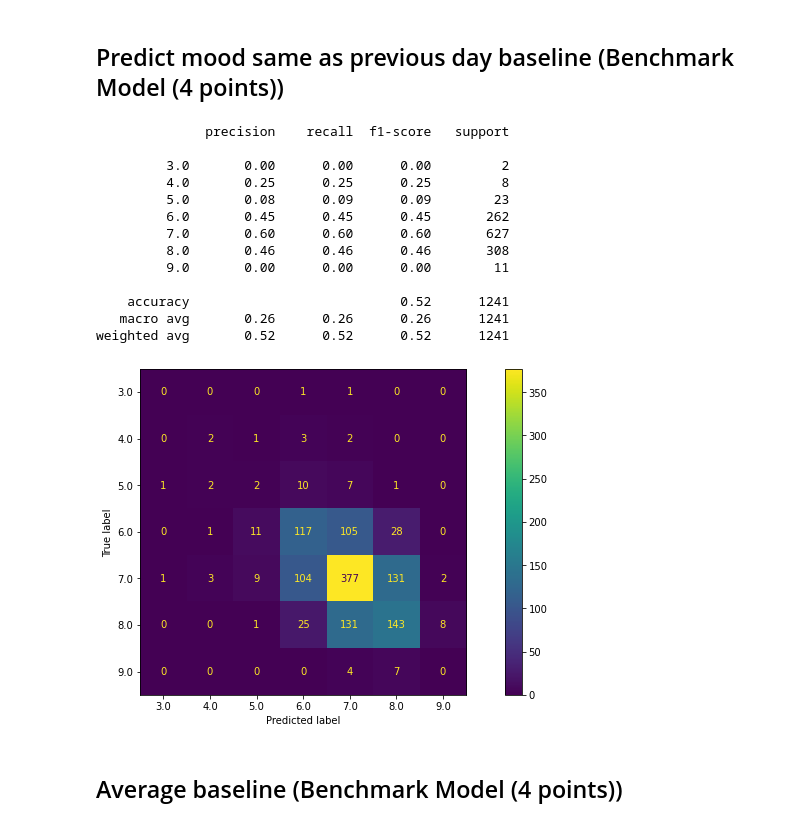
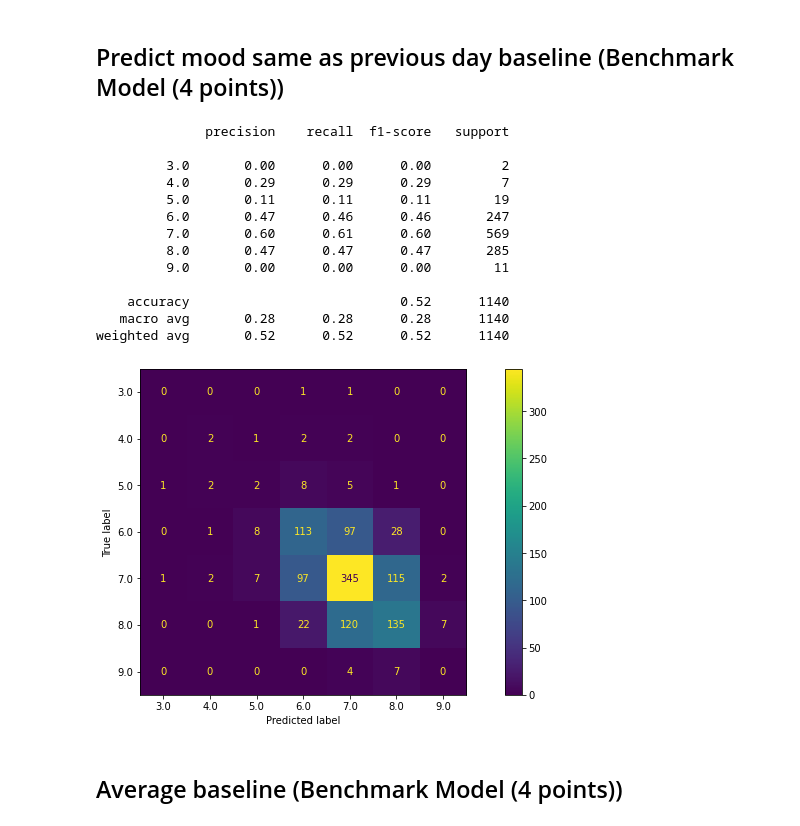
Before and after one commit to OlegBEZb/Data_Mining_assignment_1, a Jupyter notebook: Assignment_1.ipynb, the cells around one changed output. Cells and saved outputs as stored; diff of their text form; code cells hidden in the pictures.

```diff
--- a/Assignment_1.ipynb
+++ b/Assignment_1.ipynb
@@ -363,7 +360,7 @@ mood_change_prev_day.rename(columns={'mood': 'mood_change_prev'}, inplace=True)
 pivoted_df['time'] = pivoted_df['time'].dt.floor('D')
 df2 = pivoted_df.groupby(['id', 'time']).mean()[['mood', 'circumplex.arousal', 'circumplex.valence']] #calculate mean for mood and circumplex
 df3 = pivoted_df.loc[:, ~pivoted_df.columns.isin(['mood', 'circumplex.arousal', 'circumplex.valence'])].groupby(['id', 'time']).sum() #calculate sum for everything else
-pivoted_df = pd.concat([df2,df3, mood_change_prev_day], axis=1).reset_index()
+pivoted_df = pd.concat([df2,df3, mood_change], axis=1).reset_index()
 # %%
 # drop days without mood value
 pivoted_df.drop(pivoted_df[pivoted_df['mood'].isna()].index, inplace=True)
@@ -376,6 +373,12 @@ pivoted_df['mood_prev1'] = pivoted_df['mood'].shift(1)
 pivoted_df['id_prev1'] = pivoted_df['id'].shift(1)
 pivoted_df = pivoted_df[pivoted_df['id_prev1'] == pivoted_df['id']]
 pivoted_df.drop('id_prev1', axis=1, inplace=True)
+# %%
+# add column for mood for the next day to be used as target and drop rows with no data for following day
+pivoted_df['mood_next'] = pivoted_df['mood'].shift(-1)
+pivoted_df['id_next'] = pivoted_df['id'].shift(-1)
+pivoted_df = pivoted_df[pivoted_df['id_next'] == pivoted_df['id']]
+pivoted_df.drop('id_next', axis=1, inplace=True)
 # %%
 # add day of the week columns
 pivoted_df['day_name'] = pivoted_df['time'].dt.day_name()
@@ -398,6 +401,11 @@ pivoted_df.drop('trend', axis=1, inplace=True)
 # ordinal time encoding
 #enc = ce.OrdinalEncoder(cols=['time'])
 #pivoted_df = enc.fit_transform(pivoted_df)
+# %%
+# 2 NaN circumplex.valence
+# replace with 0 ????
+pivoted_df[pivoted_df['circumplex.valence'].isna()]
+pivoted_df.fillna(0, inplace=True)
 # %%
 pivoted_df.head(50)
 # %% [output]
@@ -476,7 +484,7 @@ pivoted_df['mood'].hist();
 # %%
-y = pivoted_df['mood']
+y = pivoted_df['mood_next']
 
-X_train, X_test, y_train, y_test = train_test_split(pivoted_df.drop(['mood', 'time', 'circumplex.arousal', 'circumplex.valence', 'day_name'], axis=1),
+X_train, X_test, y_train, y_test = train_test_split(pivoted_df.drop(['mood_next', 'time', 'day_name'], axis=1),
                                                     y, train_size=0.7, shuffle=False)
 # %% [markdown]
 ## Feature engineering
@@ -552,22 +546,22 @@ ValueError: The number of FixedLocator locations (9), usually from a call to set
 # %% [markdown]
 ## Predict mood same as previous day baseline (Benchmark Model (4 points))
 # %%
-eval_clf(pivoted_df_daily['mood'].round(0), pivoted_df_daily['mood_prev1'].round(0))
+eval_clf(pivoted_df['mood_next'].round(0), pivoted_df['mood'].round(0))
 # %% [output]
               precision    recall  f1-score   support
 
          3.0       0.00      0.00      0.00         2
-         4.0       0.25      0.25      0.25         8
-         5.0       0.08      0.09      0.09        23
-         6.0       0.45      0.45      0.45       262
-         7.0       0.60      0.60      0.60       627
-         8.0       0.46      0.46      0.46       308
+         4.0       0.29      0.29      0.29         7
+         5.0       0.11      0.11      0.11        19
+         6.0       0.47      0.46      0.46       247
+         7.0       0.60      0.61      0.60       569
+         8.0       0.47      0.47      0.47       285
          9.0       0.00      0.00      0.00        11
 
-    accuracy                           0.52      1241
-   macro avg       0.26      0.26      0.26      1241
-weighted avg       0.52      0.52      0.52      1241
+    accuracy                           0.52      1140
+   macro avg       0.28      0.28      0.28      1140
+weighted avg       0.52      0.52      0.52      1140
-[figure, old version]
+[figure, new version]
 # %% [markdown]
 ## Average baseline (Benchmark Model (4 points))
 # %%
```
Also changed, not shown: parts of 33 cells of this notebook.
